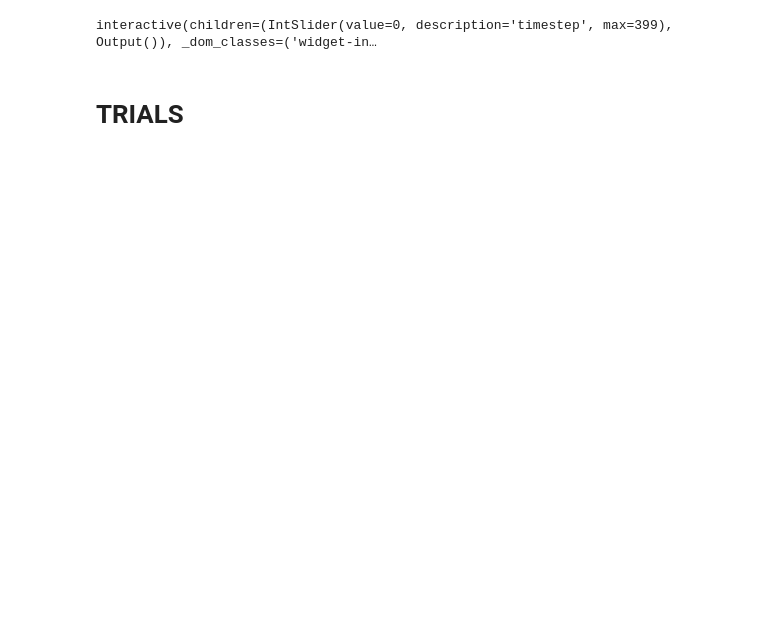
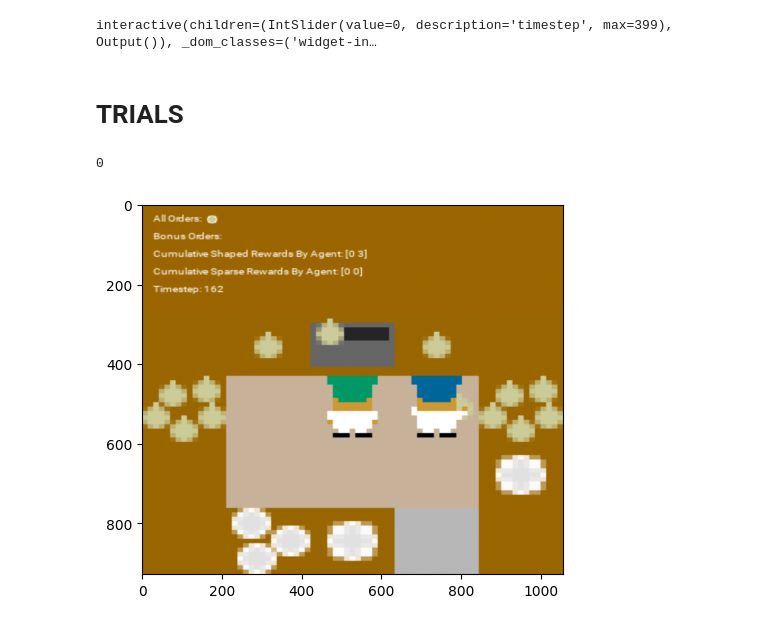
Before and after one commit to cico-rial/overcooked_ai, a Jupyter notebook: mini-project.ipynb, the cells around one changed output. Drawn from its saved outputs; the diff is of its cells as text; code cells hidden in the pictures; blank space fills up the shorter version.

```diff
--- a/mini-project.ipynb
+++ b/mini-project.ipynb
@@ -564,8 +533,8 @@ base_mdp = OvercookedGridworld.from_layout_name(layout_name=layout_name) #or oth
 base_env = OvercookedEnv.from_mdp(base_mdp, info_level=0, horizon=number_of_frames)
 env = Overcooked(base_env=base_env, featurize_fn=base_env.featurize_state_mdp)
 
-alpha_w = 1e-5
-alpha_t = 1e-6
+alpha_t = 1e-5
+alpha_w = 1e-3
 
 optimizer_actor = Adam(learning_rate=alpha_t)
 optimizer_critic = Adam(learning_rate=alpha_w)
@@ -588,22 +557,28 @@ agent_1 = MyAgentBatch(
     critic=shared_critic_batch,
     idx=0,
     base_env=base_env,
-    epsilon=0.5
+    epsilon=0.9
 )
 agent_2 = MyAgentBatch(
     actor=shared_actor_batch,
     critic=shared_critic_batch,
     idx=1,
     base_env=base_env,
-    epsilon=0.5
+    epsilon=0.9
 )
+# %%
+path_critic = "networks/critic/"
+path_actor = "networks/actor/"
+
+# shared_critic_batch.load_weights(path_critic + "shared_critic.weights.h5")
+# shared_actor_batch.load_weights(path_actor + "shared_actor.weights.h5")
 # %%
-number_of_episodes = 30
+number_of_episodes = 10
 batch_size = 10
 number_of_epochs = 2
 try:
     for episode in range(number_of_episodes):
-        t = 0
+        timestep = 0
         obs = env.reset()
         done = False
 
@@ -621,6 +596,11 @@ try:
         rewards = []
 
         while not done:
+            # reordering the actions based on the POV of the environment
+            if obs['other_agent_env_idx'] == 0:
+                my_obs = (obs['both_agent_obs'][1],obs['both_agent_obs'][0])
+                obs['both_agent_obs'] = my_obs
+
             action1 = agent_1.action(obs['both_agent_obs'])
             action2 = agent_2.action(obs['both_agent_obs'])
             player_1_action = Action.ACTION_TO_INDEX[action1[0]]
@@ -636,6 +616,7 @@ try:
             if shaped_reward != 0:
                 shaped_reward = shaped_reward * shaped_reward_factor # discounting the shaped reward
                 shaped_reward_factor *= discount_rate
+
 
             total_reward = reward + shaped_reward
             rewards.append(total_reward)
@@ -653,14 +634,14 @@ try:
             obs = new_obs
 
             # think about training the critic by itself for a while
-            t += 1
+            timestep += 1
 
-        print(f"Episode [{episode+1:>3d}] terminated at timestep {t}. cumulative reward: {cumulative_reward:>3d}.")
+        print(f"Episode [{episode+1:>3d}] terminated at timestep {timestep}. cumulative reward: {cumulative_reward:>3d}.")
 
         print(f"Computing the deltas (MONTE-CARLO)")
         for t in range(len(actions)):
             G_t = np.sum(rewards[t+1:])
-            delta = G_t - shared_critic_batch.call(obs['both_agent_obs'])
+            delta = G_t - shared_critic_batch.call(observations[t])
             deltas.append(delta)
 
         print(f"Performing stocastic gradient descent with {number_of_epochs} epochs.")
@@ -684,8 +665,8 @@ try:
 
         # shared_critic.save_weights(path_critic + "shared_critic.weights.h5")
         # shared_actor.save_weights(path_actor + "shared_actor.weights.h5")
-except KeyboardInterrupt:
-    # shared_critic.save_weights(path_critic + "shared_critic.weights.h5")
-    # shared_actor.save_weights(path_actor + "shared_actor.weights.h5")
-    print("User interrupted training. Saving weights")
+except:
+    shared_critic_batch.save_weights(path_critic + "shared_critic_batch.weights.h5")
+    shared_actor_batch.save_weights(path_actor + "shared_actor_batch.weights.h5")
+    print("Unexpected interruption of training. Saving weights")
 # %% [output]
@@ -751,0 +712,4 @@ interactive(children=(IntSlider(value=0, description='timestep', max=399), Outpu
+# %%
+obs['other_agent_env_idx']
+# %% [output]
+0
@@ -751,0 +719,6 @@ interactive(children=(IntSlider(value=0, description='timestep', max=399), Outpu
+# %%
+render = env.render() / 255.0
+plt.imshow(render)
+plt.show()
+# %% [output]
+[figure, added]
```
Also changed, not shown: parts of 9 cells of this notebook, 2 other files.
